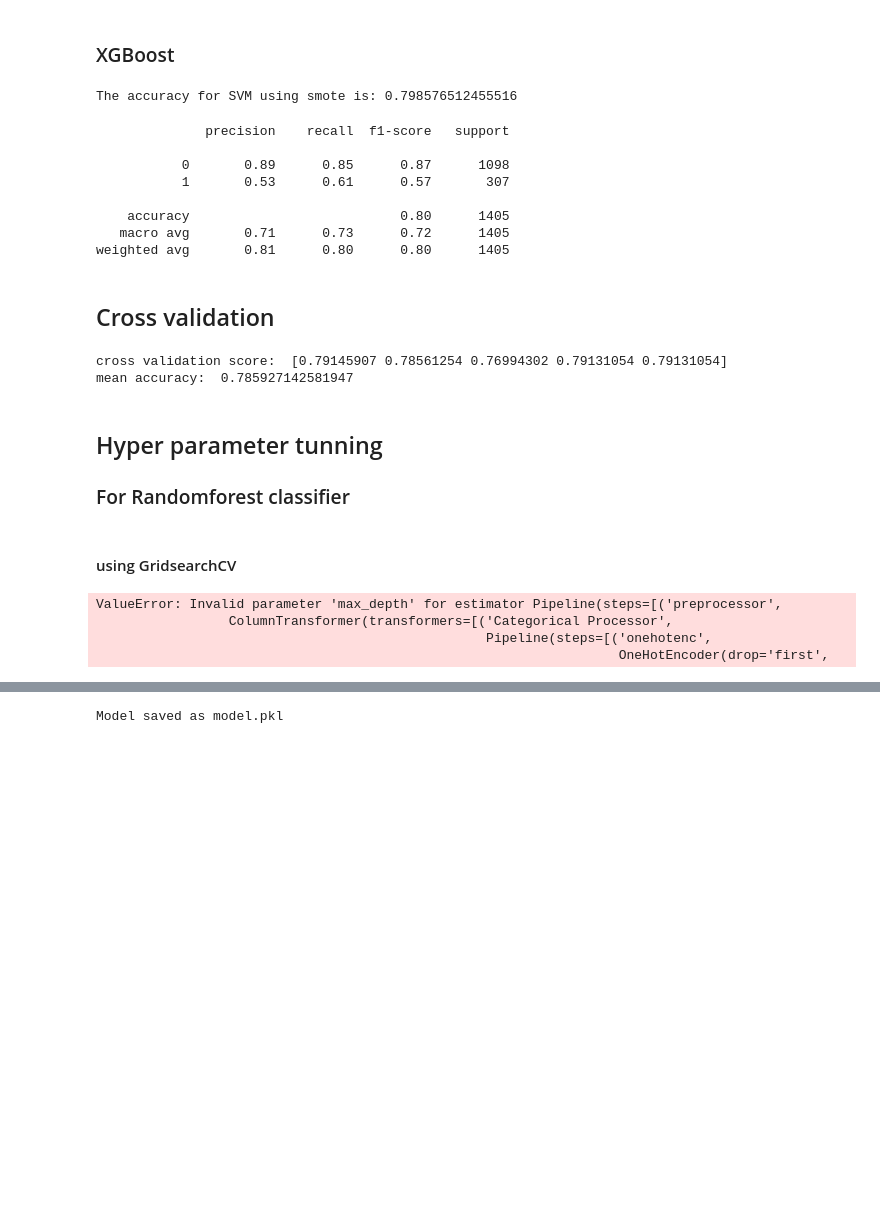
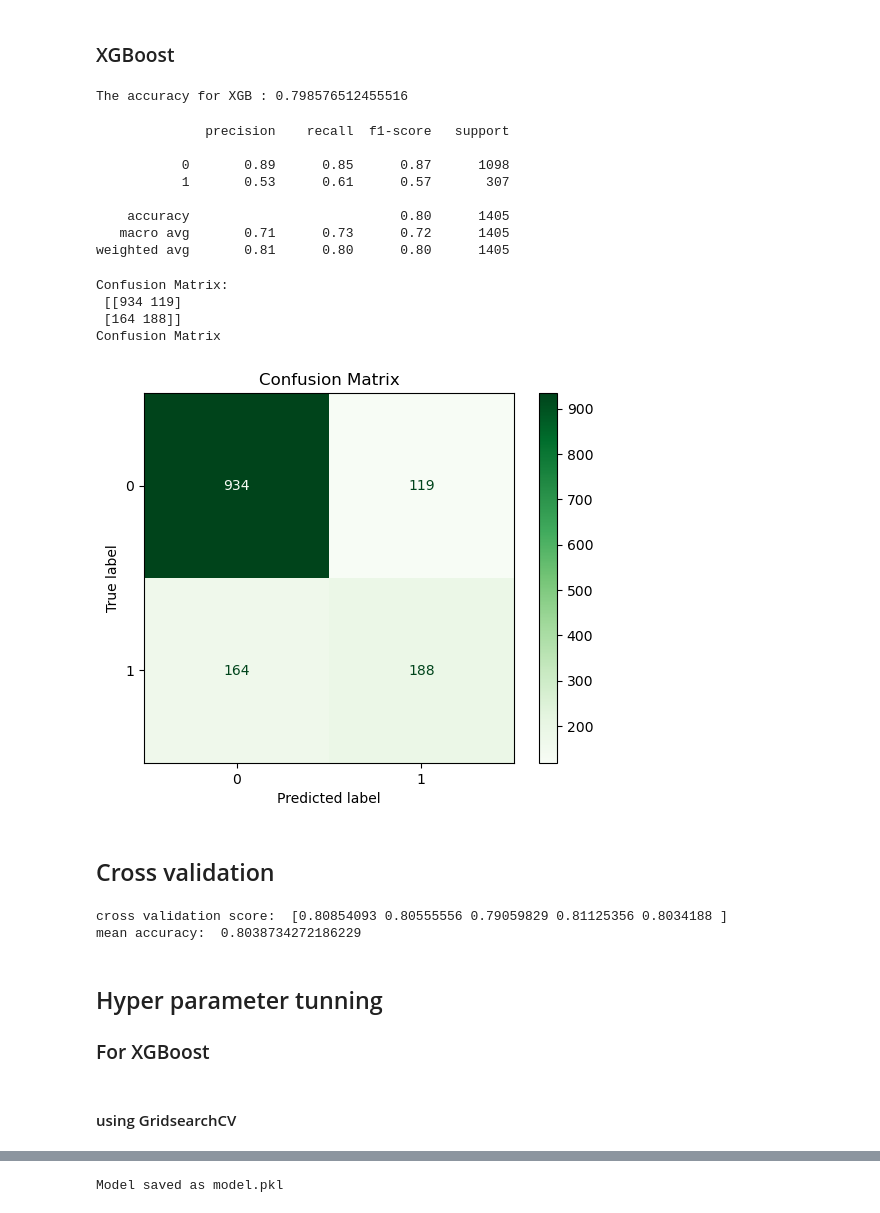
Before and after one commit to meenakshyyy/Customer-Churn-Telecom, a Jupyter notebook: Customer churn pipeline.ipynb, the cells around one changed output, grey strips where cells are left out. Cells and saved outputs as stored; diff of their text form; code cells hidden in the pictures; blank space fills up the shorter version.

```diff
--- a/Customer churn pipeline.ipynb
+++ b/Customer churn pipeline.ipynb
@@ -806,9 +789,9 @@ model =Pipeline([("preprocessor",preprocessor),("XGB", XGBClassifier(
 # Train the model
 model.fit(X_train, y_train)
 y_pred_xgb = model.predict(X_test)
-print("The accuracy for SVM using smote is:",accuracy_score(y_pred_xgb,y_test))
+print("The accuracy for XGB :",accuracy_score(y_pred_xgb,y_test))
 # %% [output]
-The accuracy for SVM using smote is: 0.798576512455516
+The accuracy for XGB : 0.798576512455516
 # %%
 print(classification_report(y_pred_xgb,y_test))
 # %% [output]
@@ -820,35 +803,35 @@ print(classification_report(y_pred_xgb,y_test))
     accuracy                           0.80      1405
    macro avg       0.71      0.73      0.72      1405
 weighted avg       0.81      0.80      0.80      1405
+# %%
+cm = confusion_matrix(y_test, y_pred_xgb)
+print("Confusion Matrix:\n", cm)
+print("Confusion Matrix")
+
+disp = ConfusionMatrixDisplay(confusion_matrix=cm)
+disp.plot(cmap="Greens")
+plt.title("Confusion Matrix")
+plt.show()
+# %% [output]
+Confusion Matrix:
+ [[934 119]
+ [164 188]]
+Confusion Matrix
+[figure, added]
 # %% [markdown]
 ## Cross validation
 # %%
-cv_scores_rf=cross_val_score(rf,X,y,cv=5,scoring="accuracy")
+cv_scores_rf=cross_val_score(model,X,y,cv=5,scoring="accuracy")
 print("cross validation score: ",cv_scores_rf)
 print("mean accuracy: ",cv_scores_rf.mean())
 # %% [output]
-cross validation score:  [0.79145907 0.78561254 0.76994302 0.79131054 0.79131054]
-mean accuracy:  0.785927142581947
+cross validation score:  [0.80854093 0.80555556 0.79059829 0.81125356 0.8034188 ]
+mean accuracy:  0.8038734272186229
 # %% [markdown]
 ## Hyper parameter tunning
-### For Randomforest classifier
+### For XGBoost
 # %% [markdown]
 #### using GridsearchCV
-# %%
-param_grid_rf ={'n_estimators':[100, 200, 300],
-                'max_depth': [5, 9, 15],
-                'min_samples_leaf': [1, 4, 6]}
-grid_rf=GridSearchCV(rf,param_grid=param_grid_rf)
-grid_rf.fit(X, y)
-
-print("Best parameters for RandomForestClassifier:", grid_rf.best_params_)
-
-best_rf_model = grid_rf.best_estimator_
-# %% [output]
-ValueError: Invalid parameter 'max_depth' for estimator Pipeline(steps=[('preprocessor',
-                 ColumnTransformer(transformers=[('Categorical Processor',
-                                                  Pipeline(steps=[('onehotenc',
-                                                                   OneHotEncoder(drop='first',
 # %%
 grid_rf=RandomForestClassifier(n_estimators=100,
                                max_depth=15,
```
Also changed, not shown: parts of 9 cells of this notebook, 1 other file.
